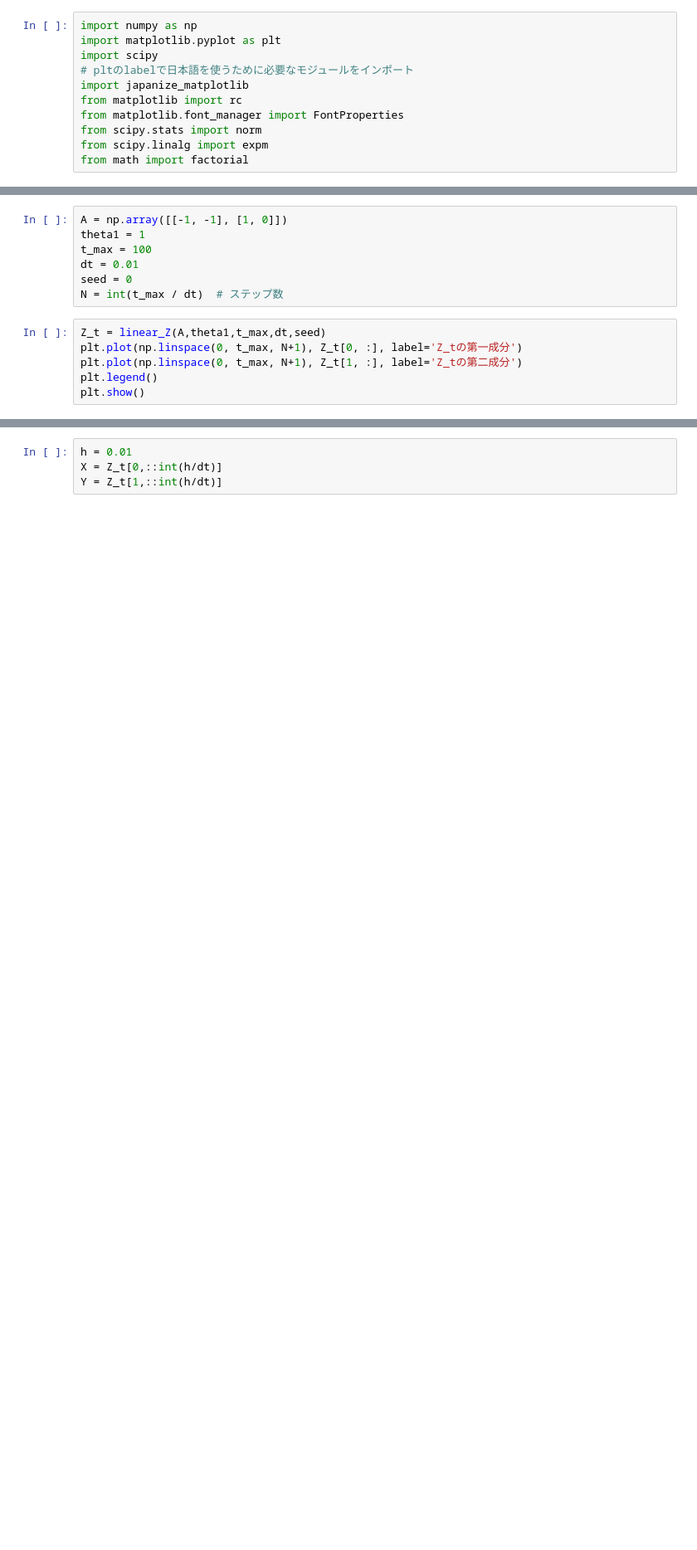
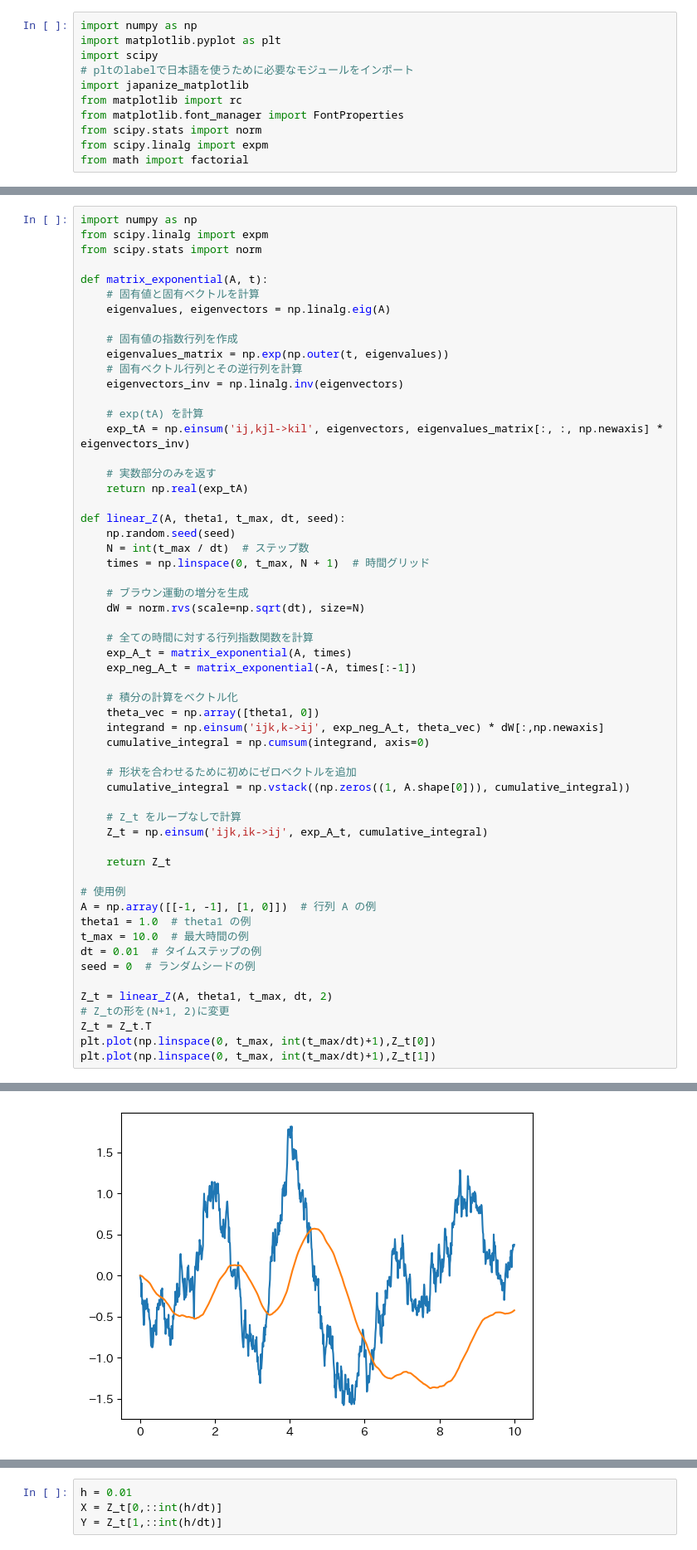
Before and after one commit to sht-yn/degenerate-diffusion, a Jupyter notebook: degenerate_simulation.ipynb, the cells around one changed output, grey strips where cells are left out. Shown at 83% size. Cells and saved outputs as stored; diff of their text form; blank space fills up the shorter version.

```diff
--- a/degenerate_simulation.ipynb
+++ b/degenerate_simulation.ipynb
@@ -32,13 +11,0 @@ def linear_Z(A,theta1,t_max,dt,seed):
-# %%
-A = np.array([[-1, -1], [1, 0]])
-theta1 = 1
-t_max = 100
-dt = 0.01
-seed = 0
-N = int(t_max / dt)  # ステップ数
-# %%
-Z_t = linear_Z(A,theta1,t_max,dt,seed)
-plt.plot(np.linspace(0, t_max, N+1), Z_t[0, :], label='Z_tの第一成分')
-plt.plot(np.linspace(0, t_max, N+1), Z_t[1, :], label='Z_tの第二成分')
-plt.legend()
-plt.show()
@@ -46,0 +12,58 @@ plt.show()
+# %%
+import numpy as np
+from scipy.linalg import expm
+from scipy.stats import norm
+
+def matrix_exponential(A, t):
+    # 固有値と固有ベクトルを計算
+    eigenvalues, eigenvectors = np.linalg.eig(A)
+
+    # 固有値の指数行列を作成
+    eigenvalues_matrix = np.exp(np.outer(t, eigenvalues))
+    # 固有ベクトル行列とその逆行列を計算
+    eigenvectors_inv = np.linalg.inv(eigenvectors)
+
+    # exp(tA) を計算
+    exp_tA = np.einsum('ij,kjl->kil', eigenvectors, eigenvalues_matrix[:, :, np.newaxis] * eigenvectors_inv)
+
+    # 実数部分のみを返す
+    return np.real(exp_tA)
+
+def linear_Z(A, theta1, t_max, dt, seed):
+    np.random.seed(seed)
+    N = int(t_max / dt)  # ステップ数
+    times = np.linspace(0, t_max, N + 1)  # 時間グリッド
+
+    # ブラウン運動の増分を生成
+    dW = norm.rvs(scale=np.sqrt(dt), size=N)
+
+    # 全ての時間に対する行列指数関数を計算
+    exp_A_t = matrix_exponential(A, times)
+    exp_neg_A_t = matrix_exponential(-A, times[:-1])
+
+    # 積分の計算をベクトル化
+    theta_vec = np.array([theta1, 0])
+    integrand = np.einsum('ijk,k->ij', exp_neg_A_t, theta_vec) * dW[:,np.newaxis]
+    cumulative_integral = np.cumsum(integrand, axis=0)
+
+    # 形状を合わせるために初めにゼロベクトルを追加
+    cumulative_integral = np.vstack((np.zeros((1, A.shape[0])), cumulative_integral))
+
+    # Z_t をループなしで計算
+    Z_t = np.einsum('ijk,ik->ij', exp_A_t, cumulative_integral)
+
+    return Z_t
+
+# 使用例
+A = np.array([[-1, -1], [1, 0]])  # 行列 A の例
+theta1 = 1.0  # theta1 の例
+t_max = 10.0  # 最大時間の例
+dt = 0.01  # タイムステップの例
+seed = 0  # ランダムシードの例
+
+Z_t = linear_Z(A, theta1, t_max, dt, 2)
+# Z_tの形を(N+1, 2)に変更
+Z_t = Z_t.T
+plt.plot(np.linspace(0, t_max, int(t_max/dt)+1),Z_t[0])
+plt.plot(np.linspace(0, t_max, int(t_max/dt)+1),Z_t[1])
+# %% [output]
@@ -47,3 +71,4 @@ plt.show()
+[figure, added]
 # %%
 def compute_a(theta1, theta21,theta22, theta3, k0):
     a = {}
```
Also changed, not shown: parts of 8 cells of this notebook, 1 other file.
